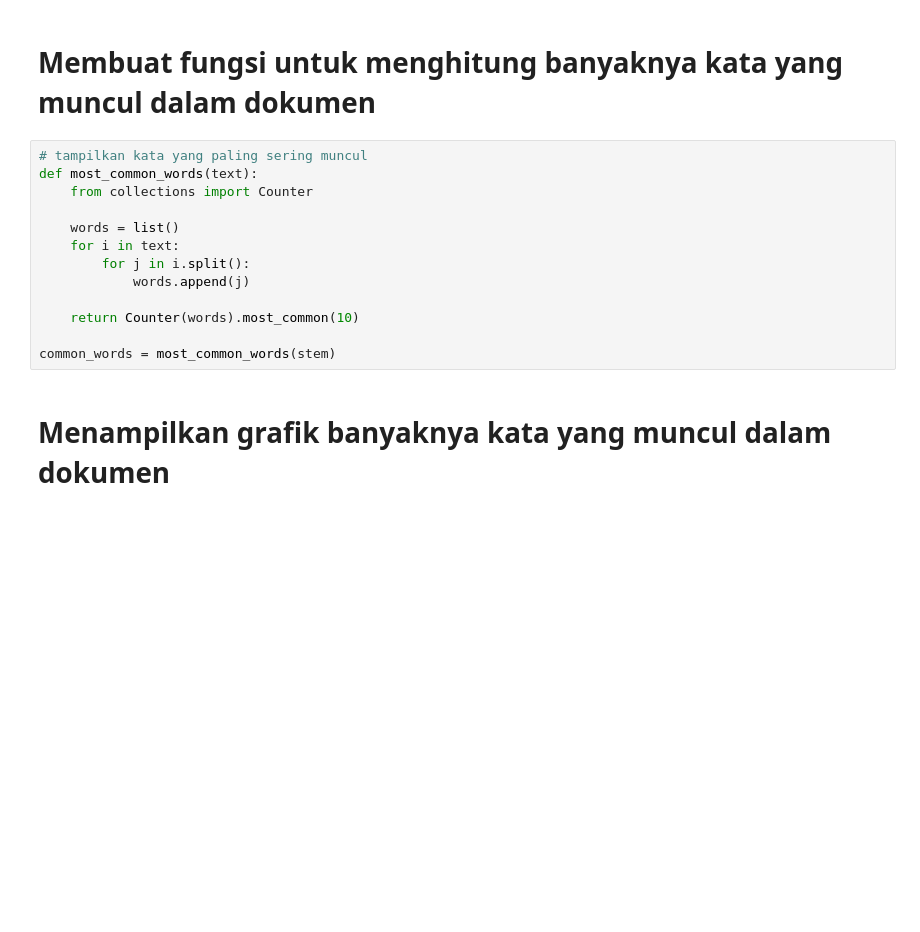
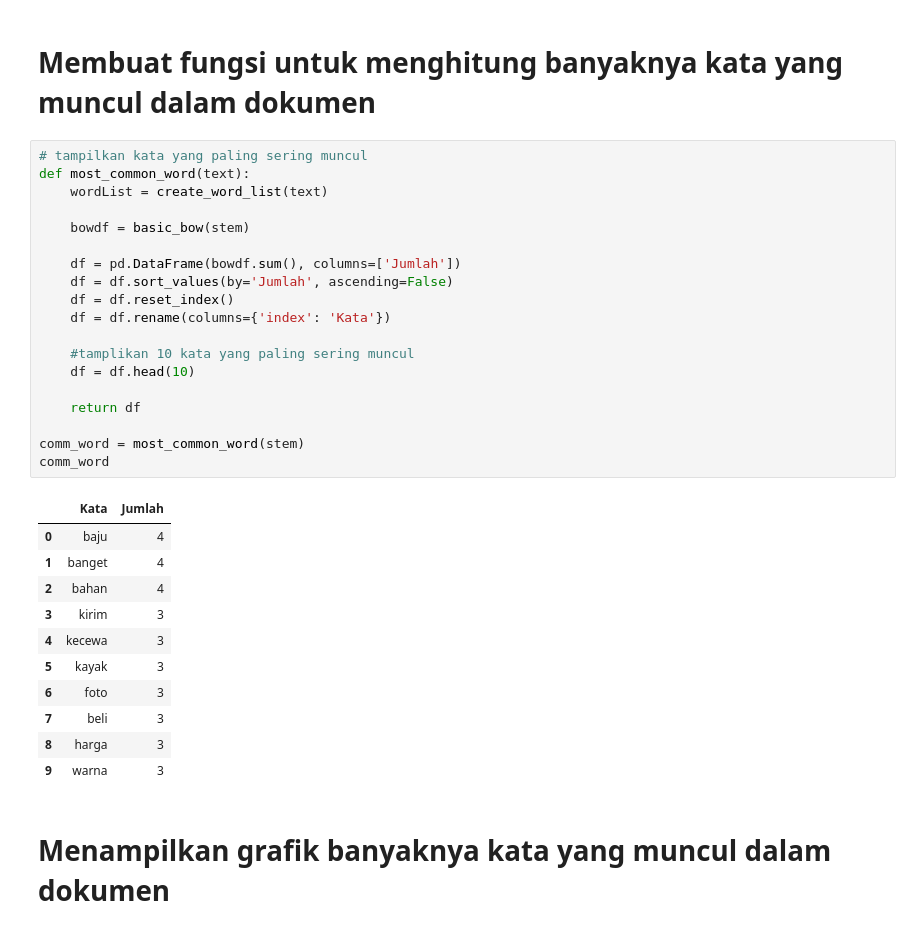
Before and after one commit to imkzuma/Introduction-to-multimedia-data-processing, a Jupyter notebook: tugas1/main.ipynb, the cells around one changed output. Cells and saved outputs as stored; diff of their text form; blank space fills up the shorter version.

```diff
--- a/tugas1/main.ipynb
+++ b/tugas1/main.ipynb
@@ -342,17 +379,35 @@ AttributeError: 'list' object has no attribute 'lower'
 # %% [markdown]
 # Membuat fungsi untuk menghitung banyaknya kata yang muncul dalam dokumen
-# %%
-# tampilkan kata yang paling sering muncul
-def most_common_words(text):
-    from collections import Counter
-
-    words = list()
-    for i in text:
-        for j in i.split():
-            words.append(j)
-
-    return Counter(words).most_common(10)
-
-common_words = most_common_words(stem)
+# %%
+# tampilkan kata yang paling sering muncul
+def most_common_word(text):
+    wordList = create_word_list(text)
+
+    bowdf = basic_bow(stem)
+
+    df = pd.DataFrame(bowdf.sum(), columns=['Jumlah'])
+    df = df.sort_values(by='Jumlah', ascending=False)
+    df = df.reset_index()
+    df = df.rename(columns={'index': 'Kata'})
+
+    #tamplikan 10 kata yang paling sering muncul
+    df = df.head(10)
+
+    return df
+
+comm_word = most_common_word(stem)
+comm_word
+# %% [output]
+|  | Kata | Jumlah |
+| 0 | baju | 4 |
+| 1 | banget | 4 |
+| 2 | bahan | 4 |
+| 3 | kirim | 3 |
+| 4 | kecewa | 3 |
+| 5 | kayak | 3 |
+| 6 | foto | 3 |
+| 7 | beli | 3 |
+| 8 | harga | 3 |
+| 9 | warna | 3 |
 # %% [markdown]
 # Menampilkan grafik banyaknya kata yang muncul dalam dokumen
```
Also changed, not shown: parts of 7 cells of this notebook.
